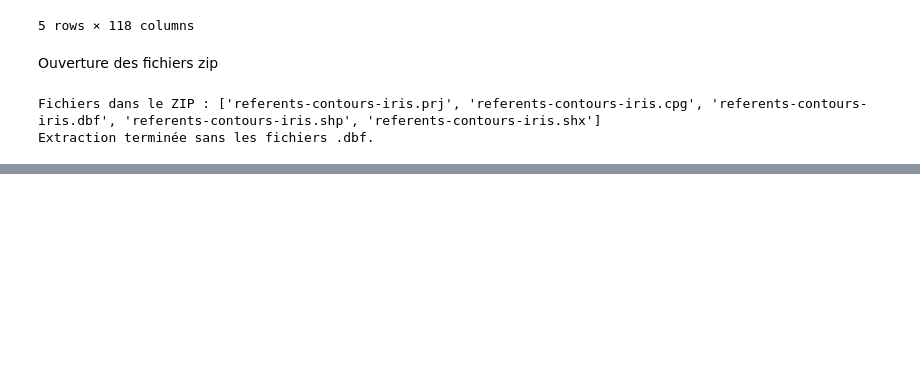
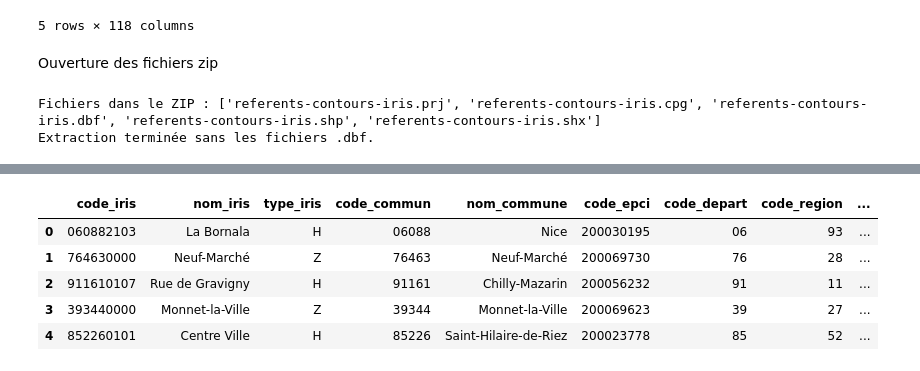
Before and after one commit to margaux-heam/projet_python, a Jupyter notebook: code.ipynb, the cells around one changed output, grey strips where cells are left out. Saved outputs shown, nothing was run; the diff lists cells and outputs as text; code cells hidden in the pictures; blank space fills up the shorter version.

```diff
--- a/code.ipynb
+++ b/code.ipynb
@@ -51,0 +74,33 @@ Extraction terminée sans les fichiers .dbf.
+# %%
+import requests
+import zipfile
+import io
+import pandas as pd
+import os
+
+# URL du ZIP
+url = "https://www.data.gouv.fr/api/1/datasets/r/476f4243-c0de-4f7c-84bf-ec88ba8cd62b"
+
+# Dossier où extraire
+dossier_extraction = "dossier_extraction"
+
+# Télécharger le ZIP
+response = requests.get(url)
+if response.status_code != 200:
+    raise Exception(f"Erreur téléchargement : {response.status_code}")
+
+# Ouvrir le ZIP en mémoire
+with zipfile.ZipFile(io.BytesIO(response.content)) as z:
+    # Extraire tout sauf les DBF sauf celui qui nous intéresse
+    for f in z.namelist():
+        # On garde tous les fichiers sauf les DBF inutiles
+        if f.endswith("referents-contours-iris.dbf") or not f.endswith(".dbf"):
+            z.extract(f, dossier_extraction)
+
+gdf = gpd.read_file("dossier_extraction/referents-contours-iris.shp")
+
+# Afficher les colonnes disponibles
+print(gdf.columns)
+
+# Afficher quelques noms
+print(gdf.head())
@@ -51,0 +125,9 @@ Extraction terminée sans les fichiers .dbf.
+# %%
+gdf.head()
+# %% [output]
+|  | code_iris | nom_iris | type_iris | code_commun | nom_commune | code_epci | code_depart | code_region | ... |
+| 0 | 060882103 | La Bornala | H | 06088 | Nice | 200030195 | 06 | 93 | ... |
+| 1 | 764630000 | Neuf-Marché | Z | 76463 | Neuf-Marché | 200069730 | 76 | 28 | ... |
+| 2 | 911610107 | Rue de Gravigny | H | 91161 | Chilly-Mazarin | 200056232 | 91 | 11 | ... |
+| 3 | 393440000 | Monnet-la-Ville | Z | 39344 | Monnet-la-Ville | 200069623 | 39 | 27 | ... |
+| 4 | 852260101 | Centre Ville | H | 85226 | Saint-Hilaire-de-Riez | 200023778 | 85 | 52 | ... |
```
Also changed, not shown: parts of 5 cells of this notebook.
